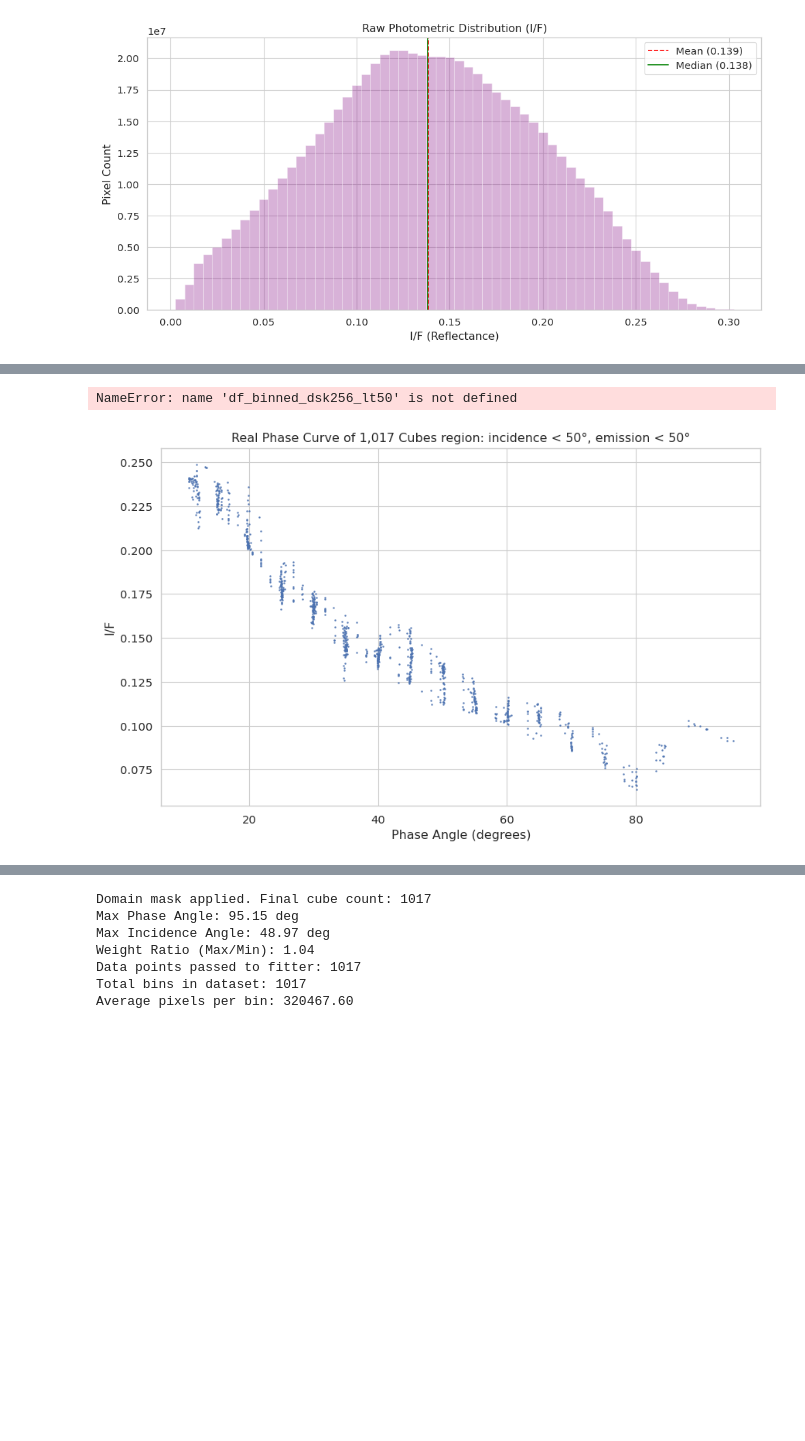
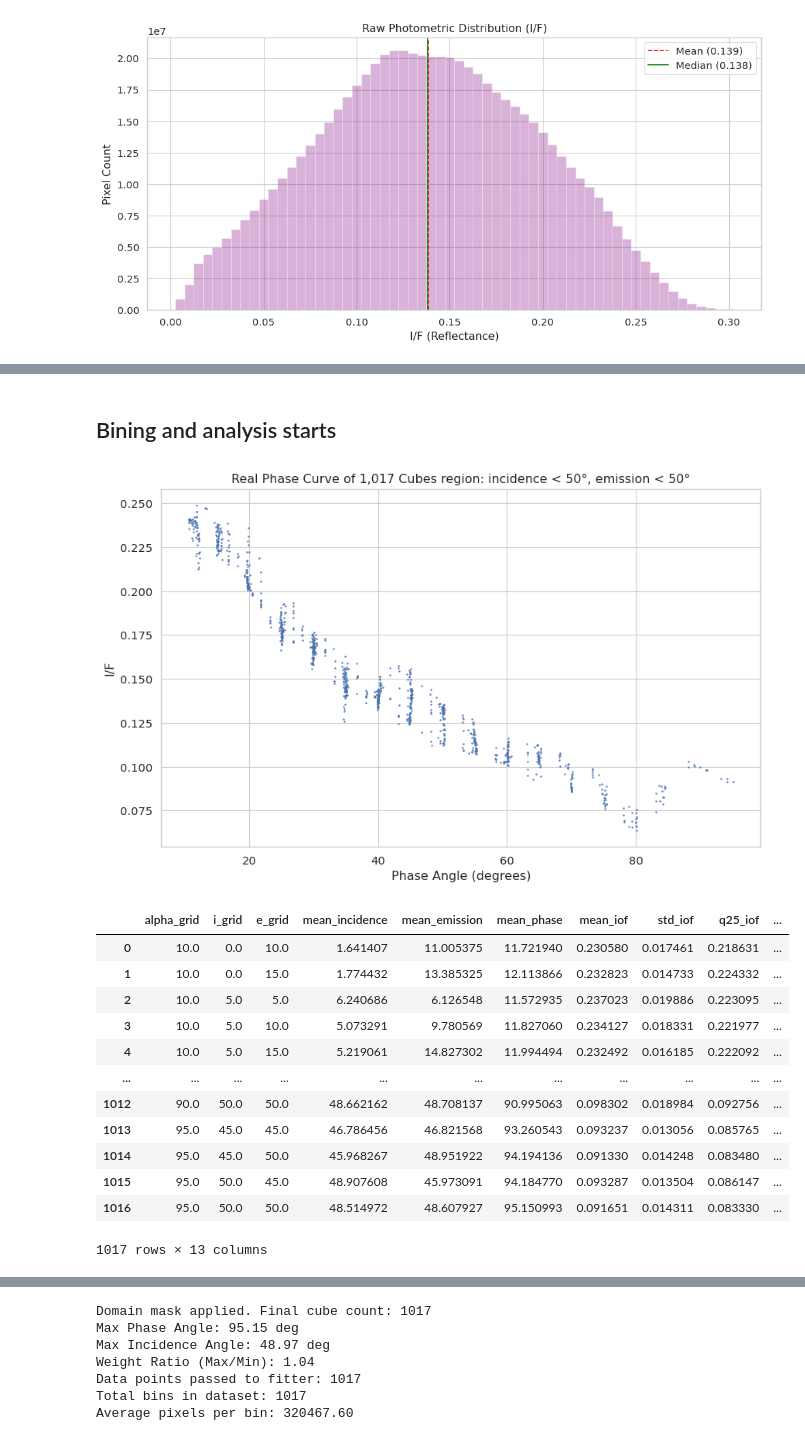
Before and after one commit to kaushikmastro/PhotometryPipeline, a Jupyter notebook: notebooks/Hapke.ipynb, the cells around one changed output, grey strips where cells are left out. Saved outputs shown, nothing was run; the diff lists cells and outputs as text; code cells hidden in the pictures; blank space fills up the shorter version.

```diff
--- a/notebooks/Hapke.ipynb
+++ b/notebooks/Hapke.ipynb
@@ -49,8 +39,11 @@ if not (project_root / "data").exists() and (project_root.parent / "data").exist
 
 
 
-# parquet_path_survey_ellipsoid = project_root / "data" / "06_silver_layer_ellipsoid" / "survey_ellipsoid.parquet"
-
 parquet_path_survey_dsk256_110825 = project_root / "data" / "silver" /"gaskell_dsk256_110825" /"DR_survey_gaskell_dsk256_110825.parquet"
 
-parquet_path_binned_survey = project_root /'data'/'golden'/'survey_binned_dsk256_110825_i50_e50.parquet'
+parquet_path_binned_survey = project_root /'data'/'golden'/'survey_binned_gaskell_dsk256_110825_i50_e50_iqr.parquet'
+
+
+
+print(parquet_path_binned_survey)
+print(parquet_path_binned_survey.exists())
@@ -451,32 +260,27 @@ Saved GL to: data/golden/survey_binned_dsk256_110825_range80.parquet
-# %%
-dsk256_lt50_sample = df_binned_dsk256_lt50#.collect().sample(fraction=0.05, seed=42)
-plt.scatter(dsk256_lt50_sample["mean_phase"], dsk256_lt50_sample["mean_iof"], alpha=0.8, s=1)
-plt.title(f"Real Phase Curve of {len(dsk256_lt50_sample):,} Cubes region: incidence < 50°, emission < 50°")
-plt.xlabel("Phase Angle (degrees)")
-plt.ylabel("I/F")
-plt.grid(True)
-plt.show()
-
-
-dsk256_lt80_sample = df_binned_dsk256_lt80#.collect().sample(fraction=0.05, seed=42)
-plt.scatter(dsk256_lt80_sample["mean_phase"], dsk256_lt80_sample["mean_iof"], alpha=0.8, s=1)
-plt.title(f"Real Phase Curve of {len(dsk256_lt80_sample):,} Cubes region: incidence < 80°, emission < 80°")
-plt.xlabel("Phase Angle (degrees)")
-plt.ylabel("I/F")
-plt.grid(True)
-plt.show()
-# %% [output]
-NameError: name 'df_binned_dsk256_lt50' is not defined
+# %% [markdown]
+## Bining and analysis starts
 # %%
-dsk256_lt50_sample = pd.read_parquet(parquet_path_binned_survey)
-plt.scatter(dsk256_lt50_sample["mean_phase"], dsk256_lt50_sample["mean_iof"], alpha=0.8, s=1)
-plt.title(f"Real Phase Curve of {len(dsk256_lt50_sample):,} Cubes region: incidence < 50°, emission < 50°")
+df_binned_sample = pd.read_parquet(parquet_path_binned_survey)
+plt.scatter(df_binned_sample["mean_phase"], df_binned_sample["mean_iof"], alpha=0.8, s=1)
+plt.title(f"Real Phase Curve of {len(df_binned_sample):,} Cubes region: incidence < 50°, emission < 50°")
 plt.xlabel("Phase Angle (degrees)")
 plt.ylabel("I/F")
 plt.grid(True)
 plt.show()
 
-
-df_binned_dsk256_lt50 = pd.read_parquet(parquet_path_binned_survey)
+display(df_binned_sample)
 # %% [output]
 [figure]
+|  | alpha_grid | i_grid | e_grid | mean_incidence | mean_emission | mean_phase | mean_iof | std_iof | q25_iof | ... |
+| 0 | 10.0 | 0.0 | 10.0 | 1.641407 | 11.005375 | 11.721940 | 0.230580 | 0.017461 | 0.218631 | ... |
+| 1 | 10.0 | 0.0 | 15.0 | 1.774432 | 13.385325 | 12.113866 | 0.232823 | 0.014733 | 0.224332 | ... |
+| 2 | 10.0 | 5.0 | 5.0 | 6.240686 | 6.126548 | 11.572935 | 0.237023 | 0.019886 | 0.223095 | ... |
+| 3 | 10.0 | 5.0 | 10.0 | 5.073291 | 9.780569 | 11.827060 | 0.234127 | 0.018331 | 0.221977 | ... |
+| 4 | 10.0 | 5.0 | 15.0 | 5.219061 | 14.827302 | 11.994494 | 0.232492 | 0.016185 | 0.222092 | ... |
+| ... | ... | ... | ... | ... | ... | ... | ... | ... | ... | ... |
+| 1012 | 90.0 | 50.0 | 50.0 | 48.662162 | 48.708137 | 90.995063 | 0.098302 | 0.018984 | 0.092756 | ... |
+| 1013 | 95.0 | 45.0 | 45.0 | 46.786456 | 46.821568 | 93.260543 | 0.093237 | 0.013056 | 0.085765 | ... |
+| 1014 | 95.0 | 45.0 | 50.0 | 45.968267 | 48.951922 | 94.194136 | 0.091330 | 0.014248 | 0.083480 | ... |
+| 1015 | 95.0 | 50.0 | 45.0 | 48.907608 | 45.973091 | 94.184770 | 0.093287 | 0.013504 | 0.086147 | ... |
+| 1016 | 95.0 | 50.0 | 50.0 | 48.514972 | 48.607927 | 95.150993 | 0.091651 | 0.014311 | 0.083330 | ... |
+1017 rows × 13 columns
```
Also changed, not shown: parts of 17 cells of this notebook.
